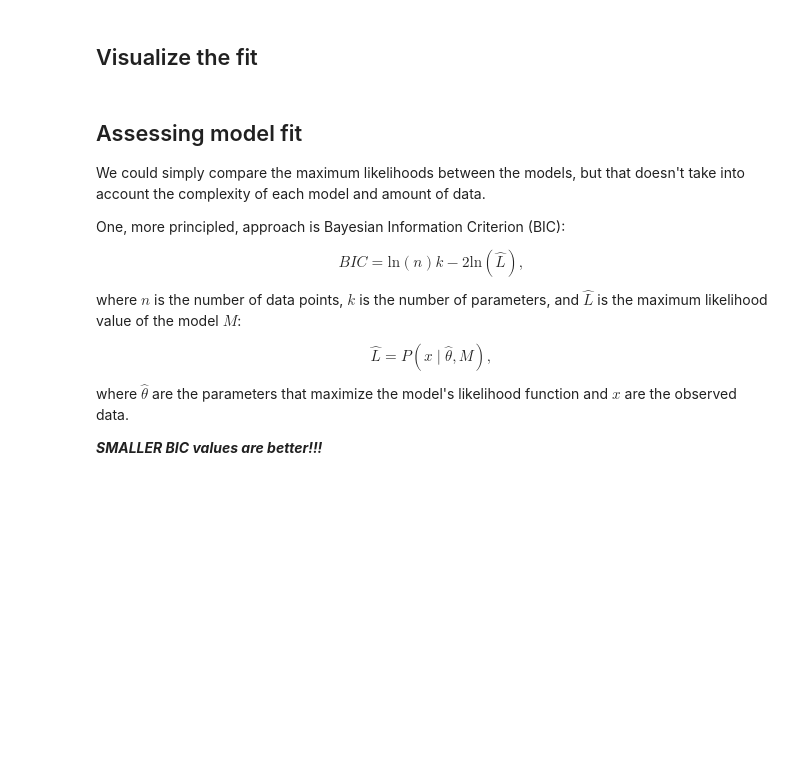
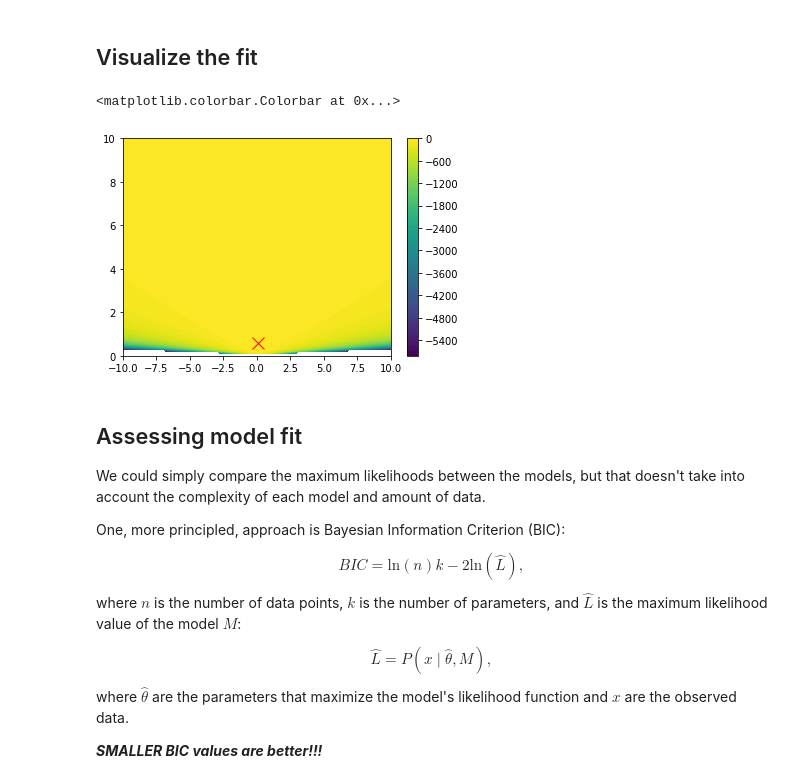
Before and after one commit to compmem/QuantCog, a Jupyter notebook: notebooks/03_Data_As_A_Random_Variable.ipynb, the cells around one changed output. Drawn from its saved outputs; the diff is of its cells as text; code cells hidden in the pictures; blank space fills up the shorter version.

```diff
--- a/notebooks/03_Data_As_A_Random_Variable.ipynb
+++ b/notebooks/03_Data_As_A_Random_Variable.ipynb
@@ -274,17 +300,21 @@ print(res)
 # %%
 # set the grid of points to evaluate
 x = np.linspace(bounds[0][0], bounds[0][1], 100)
 y = np.linspace(bounds[1][0], bounds[1][1], 100)
 xx, yy = np.meshgrid(x, y, sparse=True)
 
 # evaluate the log likelihood
 z = np.log(model(xx, yy).pdf(dat[:, np.newaxis, np.newaxis])).sum(0)
 
 # plot the contour and the best-fit value
 plt.contourf(x, y, z, 100)
 plt.plot(res.x[0], res.x[1], 'x', markersize=12, color='red')
+plt.colorbar()
 #plt.xlabel()
 #plt.ylabel()
+# %% [output]
+<matplotlib.colorbar.Colorbar at 0x...>
+[figure, added]
 # %% [markdown]
 ## Assessing model fit
 
```
Also changed, not shown: parts of 19 cells of this notebook.
